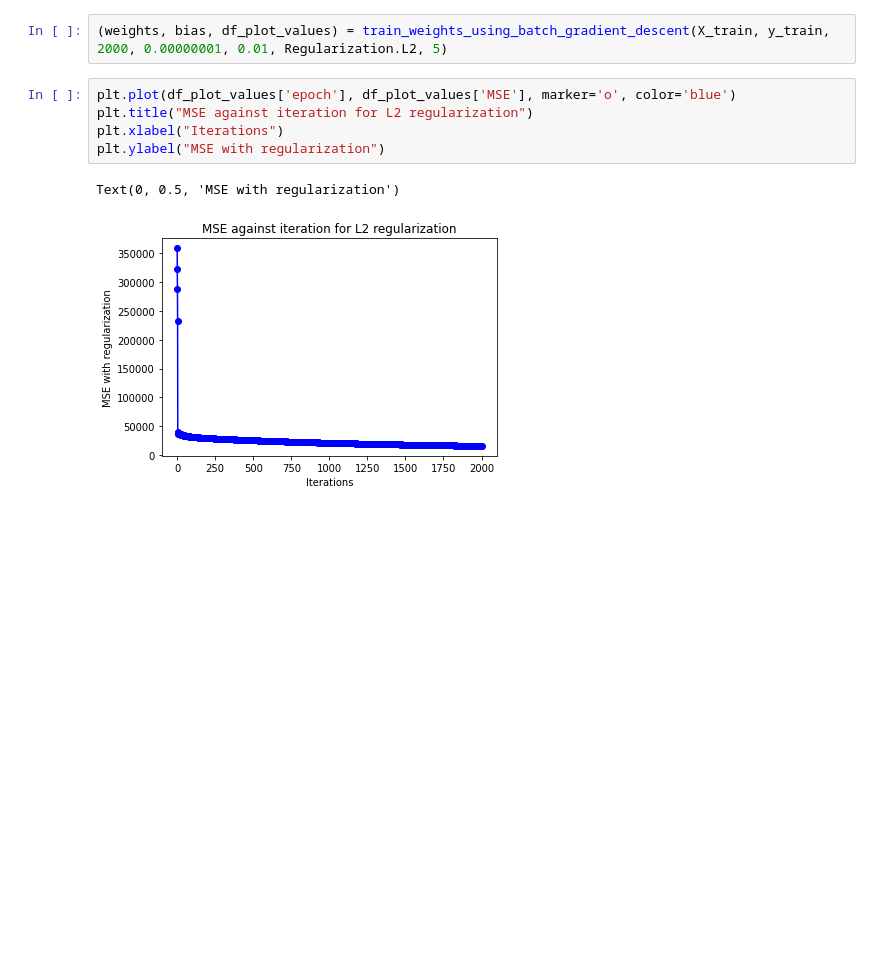
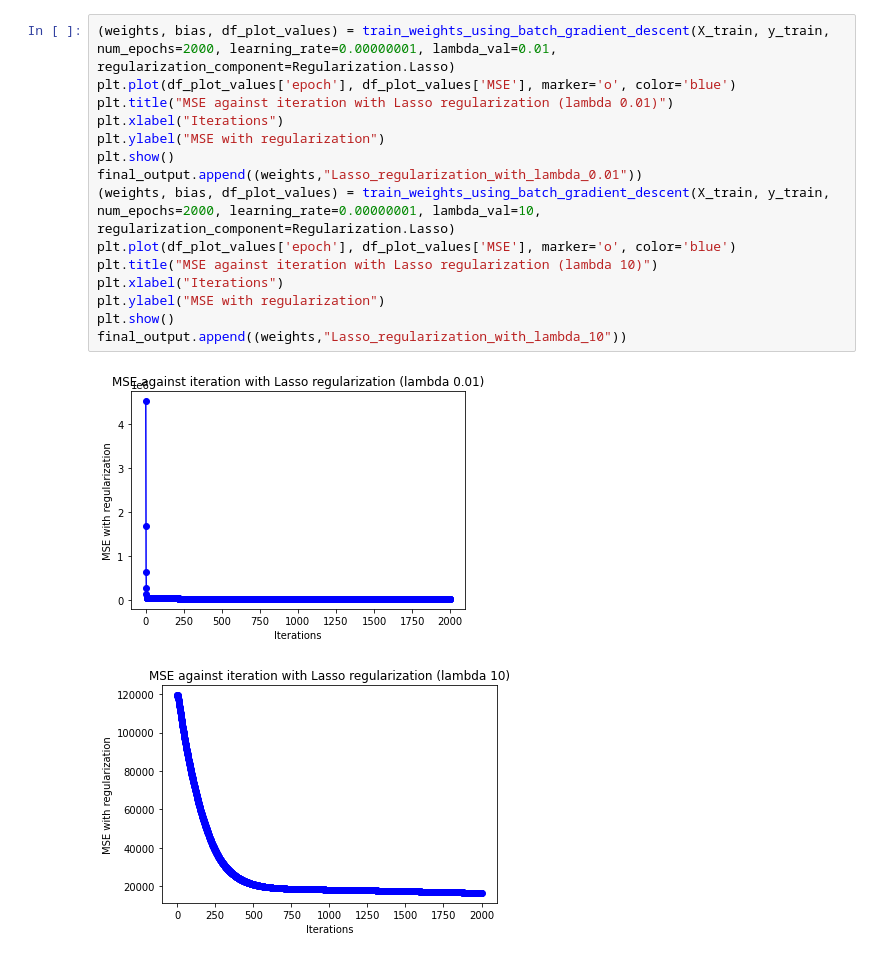
Before and after one commit to GuptaNavdeep1983/CS688, a Jupyter notebook: 767_assignment3.ipynb, the cells around one changed output. Cells and saved outputs as stored; diff of their text form; blank space fills up the shorter version.

```diff
--- a/767_assignment3.ipynb
+++ b/767_assignment3.ipynb
@@ -98,10 +82,18 @@ Text(0, 0.5, 'MSE with regularization')
-# %%
-(weights, bias, df_plot_values) = train_weights_using_batch_gradient_descent(X_train, y_train, 2000, 0.00000001, 0.01, Regularization.L2, 5)
-# %%
-plt.plot(df_plot_values['epoch'], df_plot_values['MSE'], marker='o', color='blue')
-plt.title("MSE against iteration for L2 regularization")
-plt.xlabel("Iterations")
-plt.ylabel("MSE with regularization")
-# %% [output]
-Text(0, 0.5, 'MSE with regularization')
-[figure, removed]
+# %%
+(weights, bias, df_plot_values) = train_weights_using_batch_gradient_descent(X_train, y_train, num_epochs=2000, learning_rate=0.00000001, lambda_val=0.01, regularization_component=Regularization.Lasso)
+plt.plot(df_plot_values['epoch'], df_plot_values['MSE'], marker='o', color='blue')
+plt.title("MSE against iteration with Lasso regularization (lambda 0.01)")
+plt.xlabel("Iterations")
+plt.ylabel("MSE with regularization")
+plt.show()
+final_output.append((weights,"Lasso_regularization_with_lambda_0.01"))
+(weights, bias, df_plot_values) = train_weights_using_batch_gradient_descent(X_train, y_train, num_epochs=2000, learning_rate=0.00000001, lambda_val=10, regularization_component=Regularization.Lasso)
+plt.plot(df_plot_values['epoch'], df_plot_values['MSE'], marker='o', color='blue')
+plt.title("MSE against iteration with Lasso regularization (lambda 10)")
+plt.xlabel("Iterations")
+plt.ylabel("MSE with regularization")
+plt.show()
+final_output.append((weights,"Lasso_regularization_with_lambda_10"))
+# %% [output]
+[figure, added]
+[figure, added]
```
Also changed, not shown: parts of 10 cells of this notebook.
